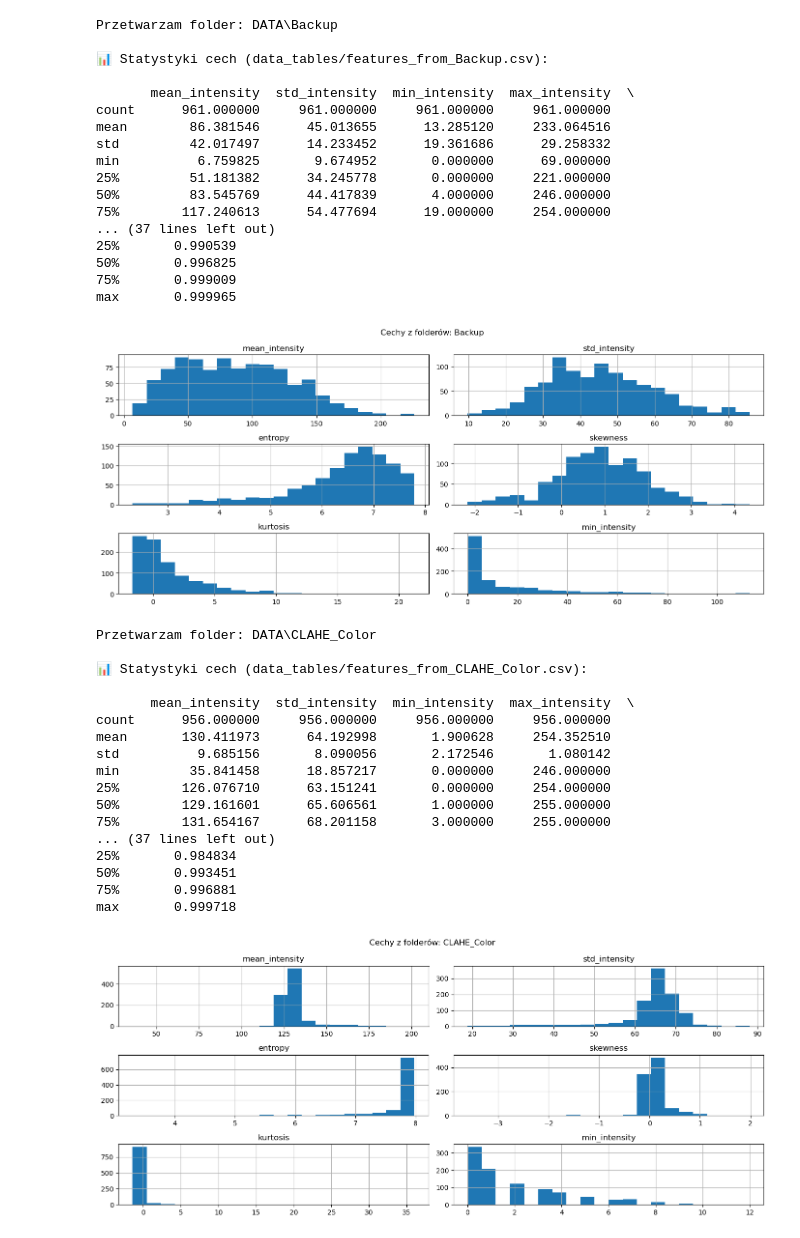
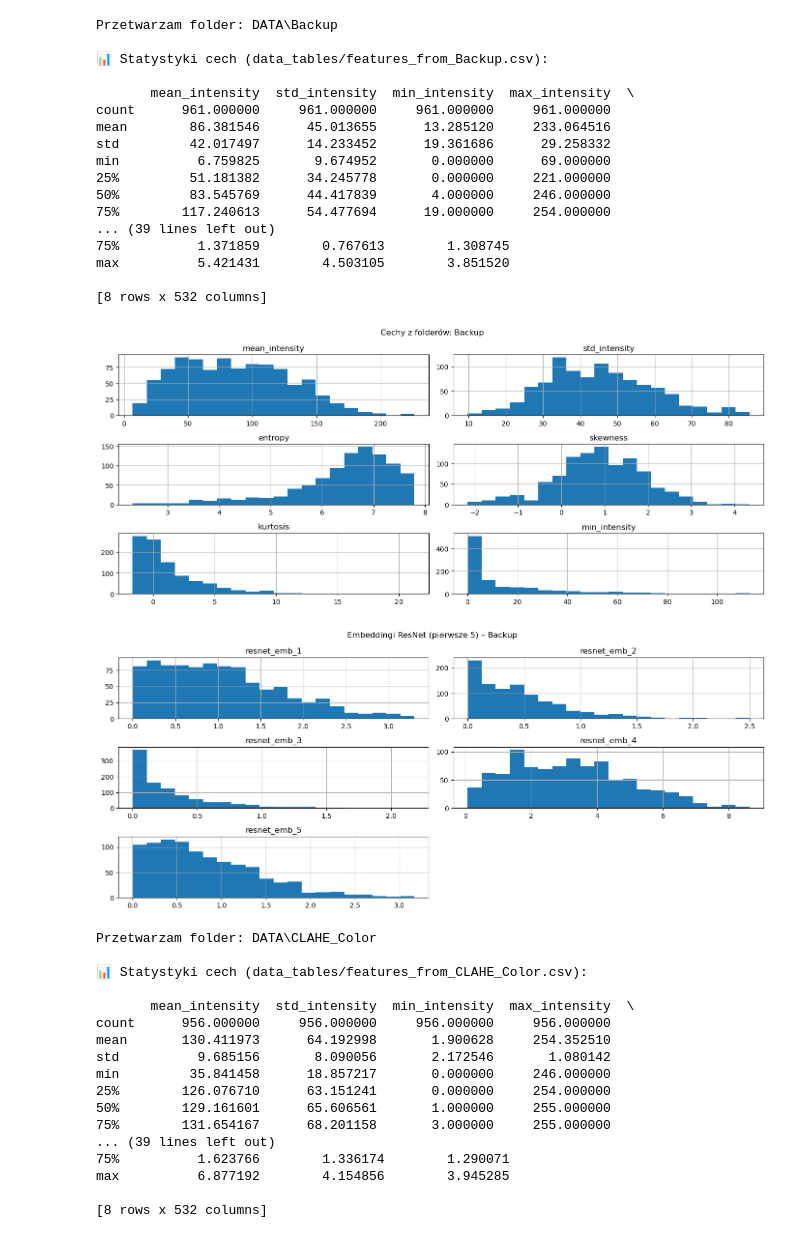
Before and after one commit to kacpert20/ml2_meduzy, a Jupyter notebook: ekstrakcja_cech.ipynb, the cells around one changed output. Cells and saved outputs as stored; diff of their text form; code cells hidden in the pictures.

Commit message:
Dodanie embeddingu - resnet - nowe wyniki

```diff
--- a/ekstrakcja_cech.ipynb
+++ b/ekstrakcja_cech.ipynb
@@ -10,13 +12,25 @@ from skimage.measure import shannon_entropy
 from scipy.stats import skew, kurtosis
 import matplotlib.pyplot as plt
 
-# Haralick = z tekstury (wymaga mahotas)
+from torchvision import models, transforms
+import torch
+from torchvision.models import resnet18, ResNet18_Weights
 try:
     import mahotas
     haralick_available = True
 except ImportError:
     print("⚠️ Mahotas not installed – Haralick features won't be used.")
     haralick_available = False
+
+# Przygotuj model ResNet18 bez klasyfikatora
+# Załaduj model i wagę
+weights = ResNet18_Weights.DEFAULT
+resnet = resnet18(weights=weights)
+resnet.eval()
+resnet_embed = torch.nn.Sequential(*list(resnet.children())[:-1])  # bez klasyfikatora
+
+# Dopasowany transform (rozmiar + normalizacja z ImageNet)
+resnet_transform = weights.transforms()
 
 def extract_features_from_folders(folder_paths):
     all_features = []
@@ -32,9 +46,11 @@ def extract_features_from_folders(folder_paths):
 
         for image_path in image_paths:
             try:
-                img = Image.open(image_path).convert('L')  # grayscale
-                img_array = np.array(img).astype(np.uint8)
+                img = Image.open(image_path).convert('RGB')  # ResNet wymaga RGB
+                img_gray = img.convert('L')
+                img_array = np.array(img_gray).astype(np.uint8)
 
+                # Statystyki z obrazu szarego
                 features = {
                     'path': image_path,
                     'mean_intensity': np.mean(img_array),
@@ -46,11 +62,18 @@ def extract_features_from_folders(folder_paths):
                     'entropy': shannon_entropy(img_array)
                 }
 
-                # Haralick features (jeśli dostępne)
+                # Haralick
                 if haralick_available:
                     h = mahotas.features.haralick(img_array).mean(axis=0)
                     for i, val in enumerate(h):
                         features[f'haralick_{i+1}'] = val
+
+                # Embedding ResNet
+                input_tensor = resnet_transform(img).unsqueeze(0)  # dodaj batch dimension
+                with torch.no_grad():
+                    embedding = resnet_embed(input_tensor).squeeze().numpy()  # [512]
+                for i, val in enumerate(embedding):
+                    features[f'resnet_emb_{i+1}'] = val
 
                 all_features.append(features)
 
@@ -73,7 +96,7 @@ def extract_features_from_folders(folder_paths):
     print(f"\n📊 Statystyki cech ({output_csv}):\n")
     print(df.describe())
 
-    # Wizualizacja (pierwsze 6 cech)
+    # Wizualizacja cech (nie embeddingów, tylko bazowe)
     plot_cols = ['mean_intensity', 'std_intensity', 'entropy', 'skewness', 'kurtosis', 'min_intensity']
     existing_cols = [col for col in plot_cols if col in df.columns]
     df[existing_cols].hist(bins=20, figsize=(14, 6))
@@ -81,35 +104,44 @@ def extract_features_from_folders(folder_paths):
     plt.tight_layout()
     plt.show()
 
+    # Wizualizacja wybranych wymiarów embeddingów
+    embed_cols = [col for col in df.columns if col.startswith('resnet_emb_')]
+    if embed_cols:
+        df[embed_cols[:5]].hist(bins=20, figsize=(14, 6))
+        plt.suptitle(f'Embeddingi ResNet (pierwsze 5) – {base_name}')
+        plt.tight_layout()
+        plt.show()
+
     return df
 # %%
 import os
-
+os.environ["KMP_DUPLICATE_LIB_OK"] = "TRUE"
 base_folder = "DATA"
 subfolders = [os.path.join(base_folder, f) for f in os.listdir(base_folder) if os.path.isdir(os.path.join(base_folder, f))]
 
 for folder in subfolders:
     print(f"Przetwarzam folder: {folder}")
     extract_features_from_folders([folder])  # funkcja z poprzednich kroków
 # %% [output]
 Przetwarzam folder: DATA\Backup
 
 📊 Statystyki cech (data_tables/features_from_Backup.csv):
 
        mean_intensity  std_intensity  min_intensity  max_intensity  \
 count      961.000000     961.000000     961.000000     961.000000
 mean        86.381546      45.013655      13.285120     233.064516
 std         42.017497      14.233452      19.361686      29.258332
 min          6.759825       9.674952       0.000000      69.000000
 25%         51.181382      34.245778       0.000000     221.000000
 50%         83.545769      44.417839       4.000000     246.000000
 75%        117.240613      54.477694      19.000000     254.000000
-... (37 lines left out)
-25%       0.990539
-50%       0.996825
-75%       0.999009
-max       0.999965
+... (39 lines left out)
+75%          1.371859        0.767613        1.308745
+max          5.421431        4.503105        3.851520
+
+[8 rows x 532 columns]
 [figure]
+[figure, new version]
 Przetwarzam folder: DATA\CLAHE_Color
 
 📊 Statystyki cech (data_tables/features_from_CLAHE_Color.csv):
@@ -122,9 +154,8 @@ min         35.841458      18.857217       0.000000     246.000000
 25%        126.076710      63.151241       0.000000     254.000000
 50%        129.161601      65.606561       1.000000     255.000000
 75%        131.654167      68.201158       3.000000     255.000000
-... (37 lines left out)
-25%       0.984834
-50%       0.993451
-75%       0.996881
-max       0.999718
+... (39 lines left out)
+75%          1.623766        1.336174        1.290071
+max          6.877192        4.154856        3.945285
+
+[8 rows x 532 columns]
-[figure, old version]
```
Also changed, not shown: parts of 2 cells of this notebook, 9 other files.
